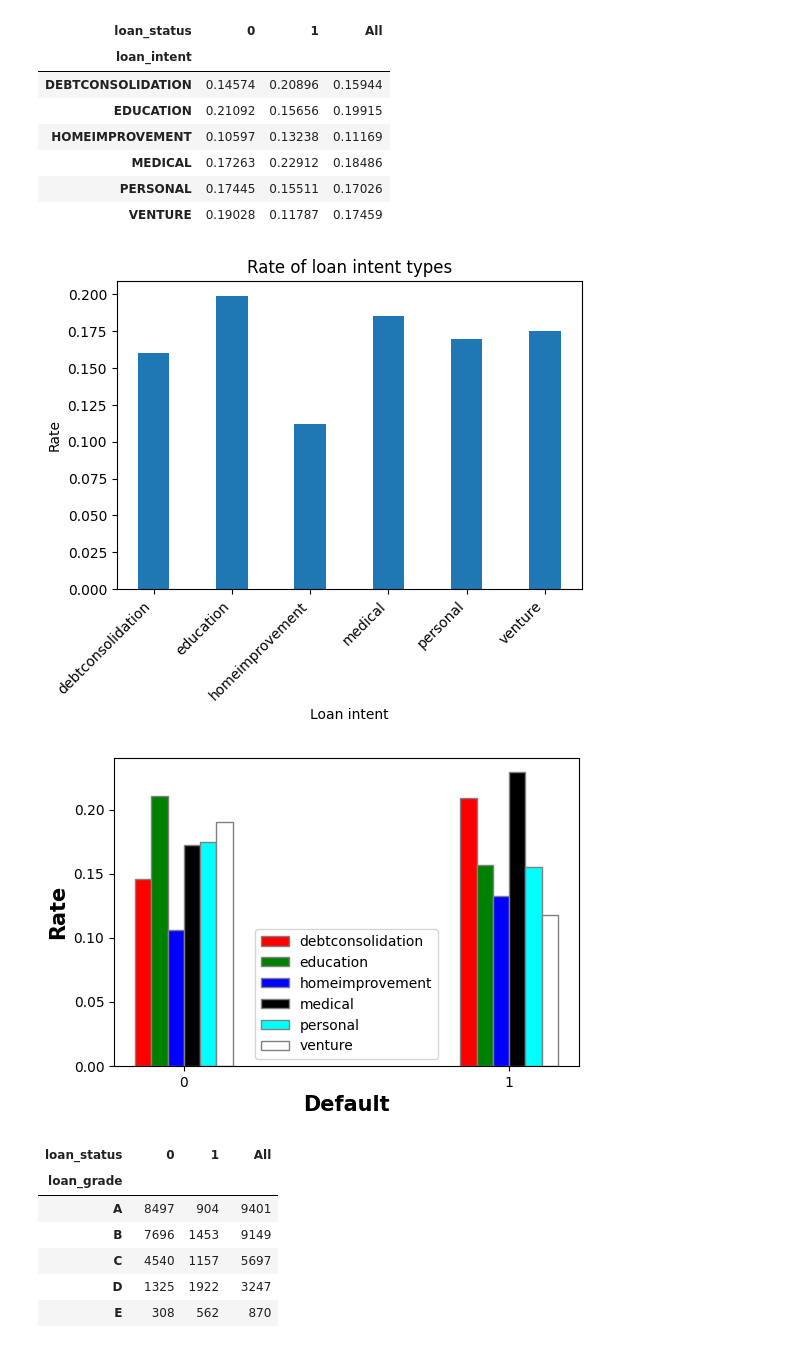
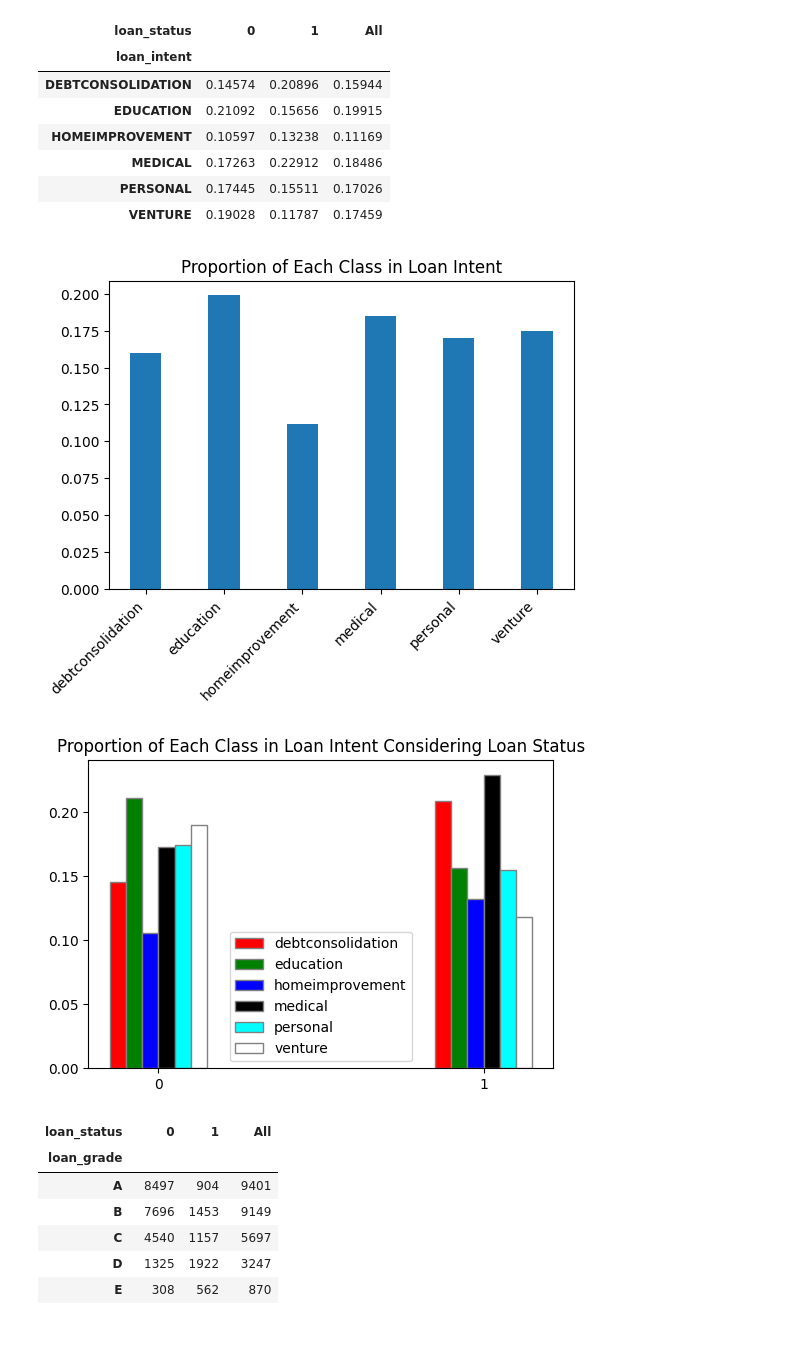
Before and after one commit to felipebita/credit_risk, a Jupyter notebook: notebook/credit_risk_modeling.ipynb, the cells around one changed output. Saved outputs shown, nothing was run; the diff lists cells and outputs as text; code cells hidden in the pictures.

```diff
--- a/notebook/credit_risk_modeling.ipynb
+++ b/notebook/credit_risk_modeling.ipynb
@@ -479,13 +475,11 @@ value = [0.16, 0.199, 0.112, 0.185, 0.17, 0.175]
 plt.bar(loan_intent, value,
         width = 0.4)
 
-plt.xlabel("Loan intent")
-plt.ylabel("Rate")
-plt.title("Rate of loan intent types")
+plt.title("Proportion of Each Class in Loan Intent")
 plt.xticks(rotation=45, ha='right')
 plt.show()
 # %% [output]
-[figure, old version]
+[figure, new version]
 # %%
 # set width of bar
 barWidth = 0.05
@@ -500,37 +494,35 @@ personal = [0.17445,0.15511]
 venture = [0.19028,0.11787]
 
 # Set position of bar on X axis
 br1 = np.arange(len(mortgage))
 br2 = [x + barWidth for x in br1]
 br3 = [x + barWidth for x in br2]
 br4 = [x + barWidth for x in br3]
 br5 = [x + barWidth for x in br4]
 br6 = [x + barWidth for x in br5]
 
 # Make the plot
 plt.bar(br1, debtconsolidation, color ='r', width = barWidth,
         edgecolor ='grey', label ='debtconsolidation')
 plt.bar(br2, education, color ='g', width = barWidth,
         edgecolor ='grey', label ='education')
 plt.bar(br3, homeimprovement, color ='b', width = barWidth,
         edgecolor ='grey', label ='homeimprovement')
 plt.bar(br4, medical, color ='black', width = barWidth,
         edgecolor ='grey', label ='medical')
 plt.bar(br5, personal, color ='cyan', width = barWidth,
         edgecolor ='grey', label ='personal')
 plt.bar(br6, venture, color ='white', width = barWidth,
         edgecolor ='grey', label ='venture')
 
 # Adding Xticks
-plt.xlabel('Default', fontweight ='bold', fontsize = 15)
-plt.ylabel('Rate', fontweight ='bold', fontsize = 15)
 plt.xticks([r + barWidth + 0.075 for r in range(len(mortgage))],
         ['0', '1'])
-
+plt.title('Proportion of Each Class in Loan Intent Considering Loan Status')
 plt.legend()
 plt.show()
 # %% [output]
-[figure, old version]
+[figure, new version]
 # %%
 pd.crosstab(dataset['loan_grade'], dataset['loan_status'], margins=True)
 # %% [output]
```
Also changed, not shown: parts of 4 cells of this notebook.
